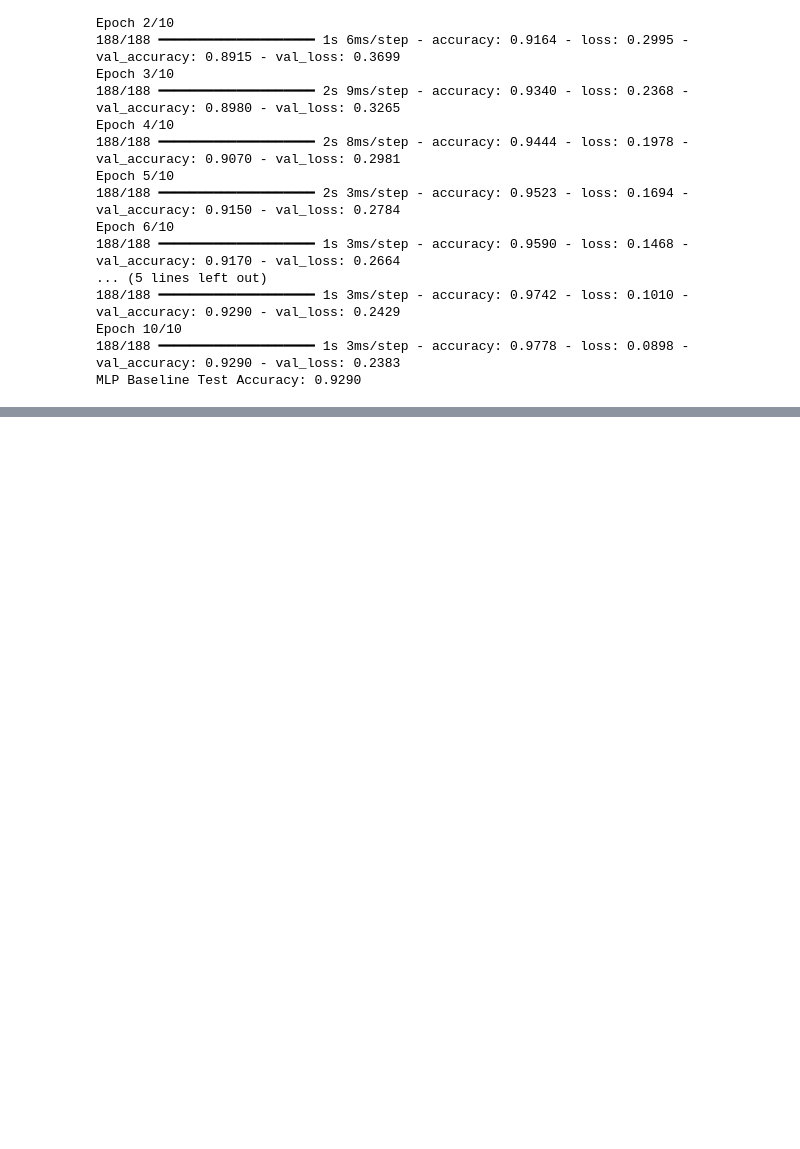
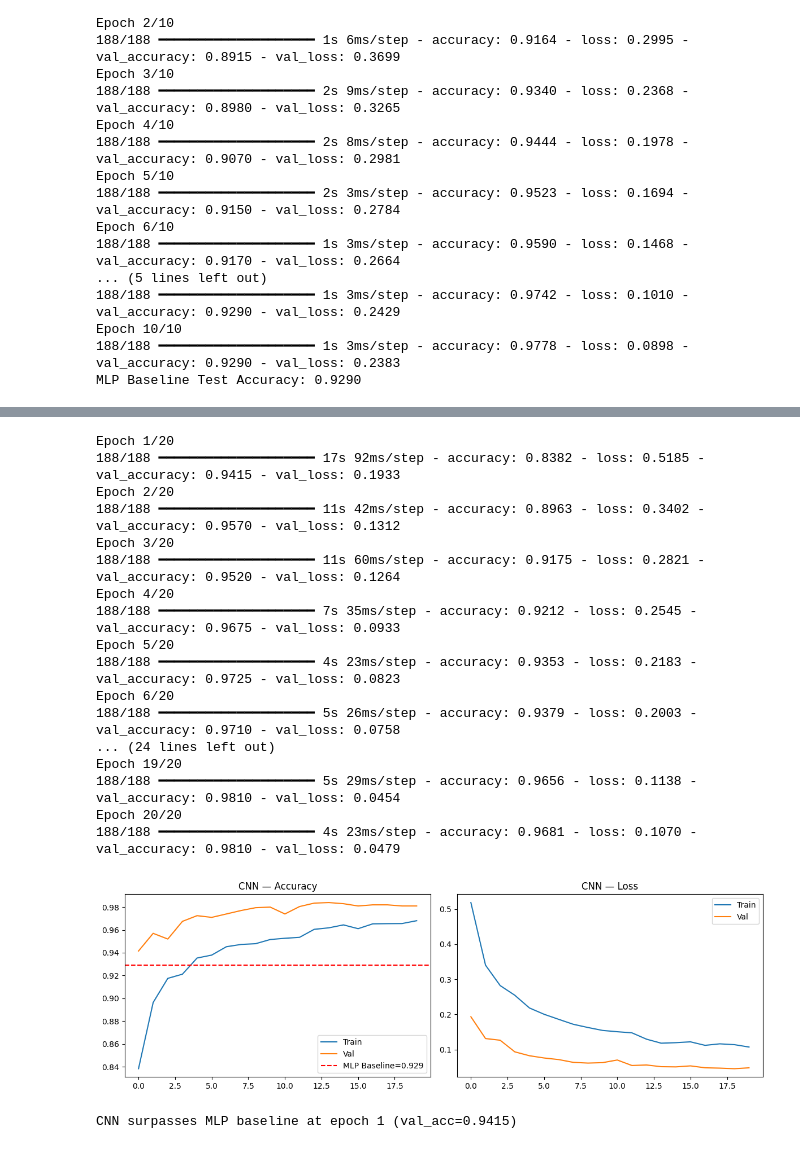
Before and after one commit to Ishmal-fa/cardioai-heart-disease-ml-pipeline, a Jupyter notebook: heart_disease_ml_pipeline.ipynb, the cells around one changed output, grey strips where cells are left out. Saved outputs shown, nothing was run; the diff lists cells and outputs as text; code cells hidden in the pictures; blank space fills up the shorter version.

Commit message:
Add CNN model with augmentation and evaluation on MNIST subset

```diff
--- a/heart_disease_ml_pipeline.ipynb
+++ b/heart_disease_ml_pipeline.ipynb
@@ -1045,0 +1098,46 @@ MLP Baseline Test Accuracy: 0.9290
+# %%
+EPOCHS_CNN = 20  # ~2-3 min on CPU with subset
+hist_cnn = cnn.fit(
+    datagen.flow(X_cnn_train, y_cat_train, batch_size=64),
+    epochs=EPOCHS_CNN,
+    validation_data=(X_cnn_test, y_cat_test),
+    verbose=1
+)
+
+fig, (ax1, ax2) = plt.subplots(1, 2, figsize=(12, 4))
+ax1.plot(hist_cnn.history['accuracy'],     label='Train')
+ax1.plot(hist_cnn.history['val_accuracy'], label='Val')
+ax1.axhline(mlp_base_acc, color='red', linestyle='--',
+            label=f'MLP Baseline={mlp_base_acc:.3f}')
+ax1.set_title('CNN — Accuracy'); ax1.legend()
+
+ax2.plot(hist_cnn.history['loss'],     label='Train')
+ax2.plot(hist_cnn.history['val_loss'], label='Val')
+ax2.set_title('CNN — Loss'); ax2.legend()
+plt.tight_layout(); plt.show()
+
+# When CNN surpasses MLP baseline
+for ep, acc in enumerate(hist_cnn.history['val_accuracy'], 1):
+    if acc >= mlp_base_acc:
+        print(f'CNN surpasses MLP baseline at epoch {ep} (val_acc={acc:.4f})')
+        break
+# %% [output]
+Epoch 1/20
+188/188 ━━━━━━━━━━━━━━━━━━━━ 17s 92ms/step - accuracy: 0.8382 - loss: 0.5185 - val_accuracy: 0.9415 - val_loss: 0.1933
+Epoch 2/20
+188/188 ━━━━━━━━━━━━━━━━━━━━ 11s 42ms/step - accuracy: 0.8963 - loss: 0.3402 - val_accuracy: 0.9570 - val_loss: 0.1312
+Epoch 3/20
+188/188 ━━━━━━━━━━━━━━━━━━━━ 11s 60ms/step - accuracy: 0.9175 - loss: 0.2821 - val_accuracy: 0.9520 - val_loss: 0.1264
+Epoch 4/20
+188/188 ━━━━━━━━━━━━━━━━━━━━ 7s 35ms/step - accuracy: 0.9212 - loss: 0.2545 - val_accuracy: 0.9675 - val_loss: 0.0933
+Epoch 5/20
+188/188 ━━━━━━━━━━━━━━━━━━━━ 4s 23ms/step - accuracy: 0.9353 - loss: 0.2183 - val_accuracy: 0.9725 - val_loss: 0.0823
+Epoch 6/20
+188/188 ━━━━━━━━━━━━━━━━━━━━ 5s 26ms/step - accuracy: 0.9379 - loss: 0.2003 - val_accuracy: 0.9710 - val_loss: 0.0758
+... (24 lines left out)
+Epoch 19/20
+188/188 ━━━━━━━━━━━━━━━━━━━━ 5s 29ms/step - accuracy: 0.9656 - loss: 0.1138 - val_accuracy: 0.9810 - val_loss: 0.0454
+Epoch 20/20
+188/188 ━━━━━━━━━━━━━━━━━━━━ 4s 23ms/step - accuracy: 0.9681 - loss: 0.1070 - val_accuracy: 0.9810 - val_loss: 0.0479
+[figure, added]
+CNN surpasses MLP baseline at epoch 1 (val_acc=0.9415)
```
Also changed, not shown: parts of 4 cells of this notebook.
